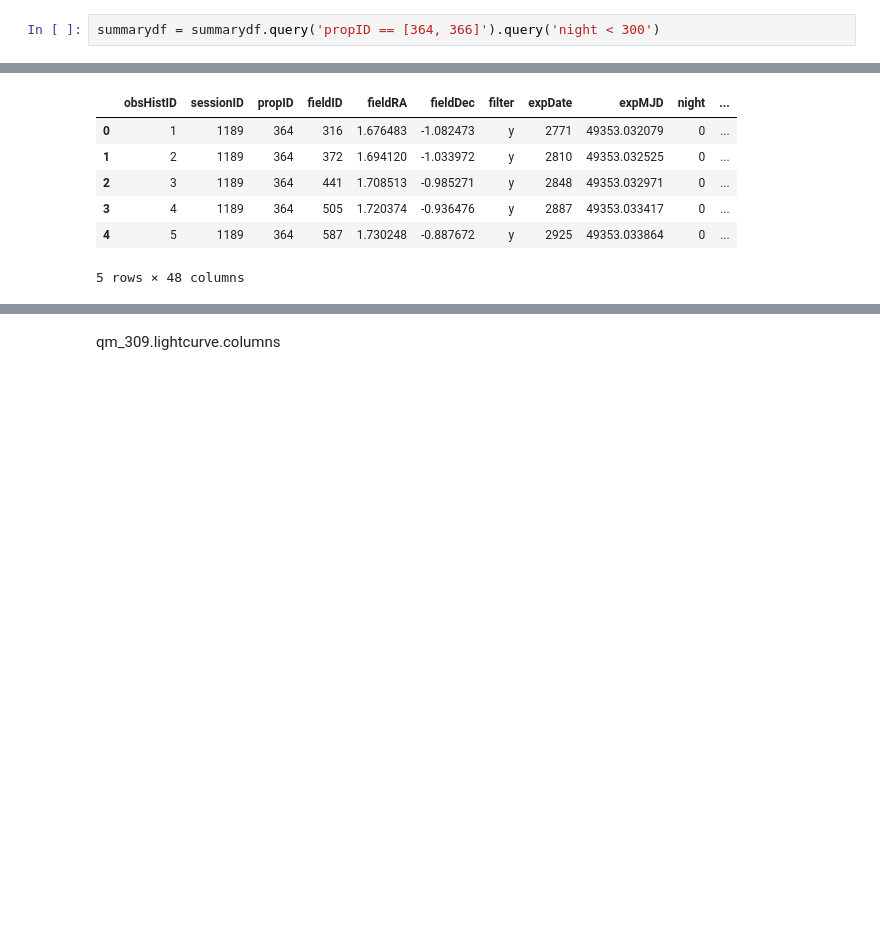
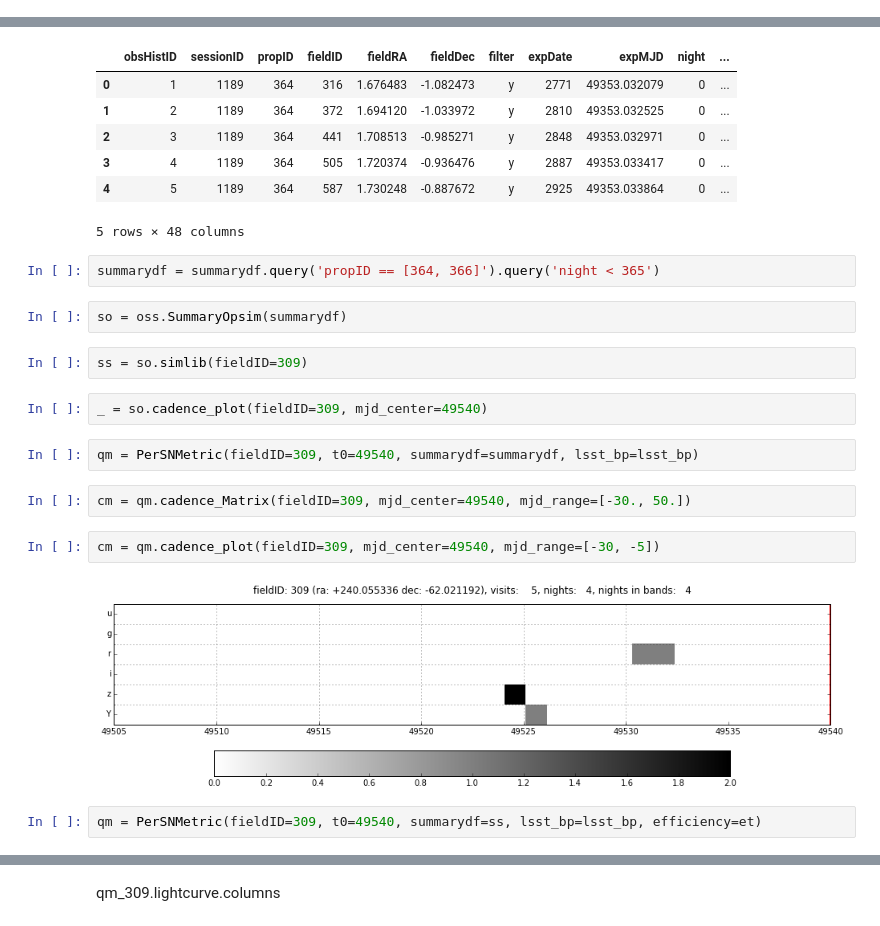
Before and after one commit to rbiswas4/Cadence, a Jupyter notebook: quality/LightCurveMetrics.ipynb, the cells around one changed output, grey strips where cells are left out. Drawn from its saved outputs; the diff is of its cells as text; blank space fills up the shorter version.

```diff
--- a/quality/LightCurveMetrics.ipynb
+++ b/quality/LightCurveMetrics.ipynb
@@ -59,8 +59,6 @@ from lsst.sims.catUtils.mixins import SNObject
 opsimHDF = os.path.join(os.getenv('HOME'), 'data', 'LSST', 'OpSimData', 'storage.h5')
 summarydf = pd.read_hdf(opsimHDF, 'table')
 # df = df.query('propID == [364, 366]')
-# %%
-summarydf = summarydf.query('propID == [364, 366]').query('night < 300')
 # %%
 summarydf.head()
 # %% [output]
@@ -71,3 +69,21 @@ summarydf.head()
 | 3 | 4 | 1189 | 364 | 505 | 1.720374 | -0.936476 | y | 2887 | 49353.033417 | 0 | ... |
 | 4 | 5 | 1189 | 364 | 587 | 1.730248 | -0.887672 | y | 2925 | 49353.033864 | 0 | ... |
 5 rows × 48 columns
+# %%
+summarydf = summarydf.query('propID == [364, 366]').query('night < 365')
+# %%
+so = oss.SummaryOpsim(summarydf)
+# %%
+ss = so.simlib(fieldID=309)
+# %%
+_ = so.cadence_plot(fieldID=309, mjd_center=49540)
+# %%
+qm = PerSNMetric(fieldID=309, t0=49540, summarydf=summarydf, lsst_bp=lsst_bp)
+# %%
+cm = qm.cadence_Matrix(fieldID=309, mjd_center=49540, mjd_range=[-30., 50.])
+# %%
+cm = qm.cadence_plot(fieldID=309, mjd_center=49540, mjd_range=[-30, -5])
+# %% [output]
+[figure, added]
+# %%
+qm = PerSNMetric(fieldID=309, t0=49540, summarydf=ss, lsst_bp=lsst_bp, efficiency=et)
```
Also changed, not shown: parts of 74 cells of this notebook, 1 other file.
